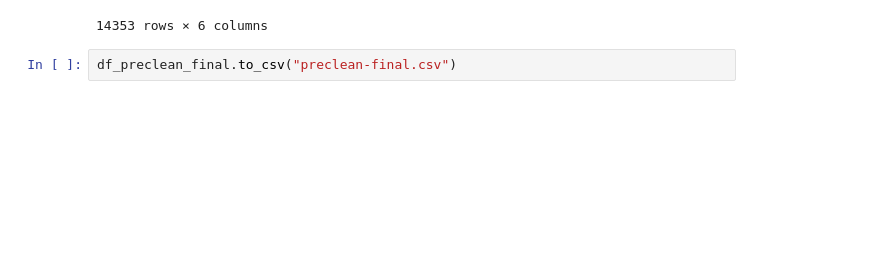
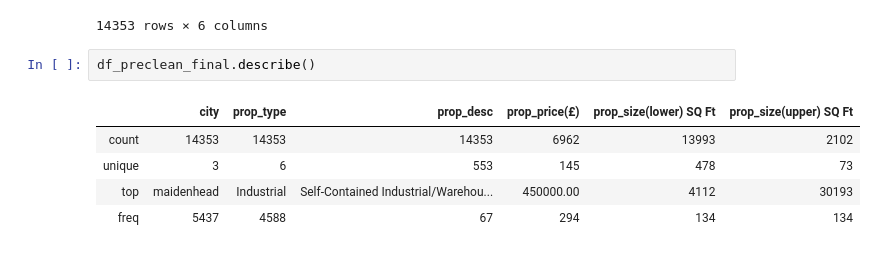
Before and after one commit to iasad1/search-scraper, a Jupyter notebook: cleaning.ipynb, the cells around one changed output. Drawn from its saved outputs; the diff is of its cells as text; blank space fills up the shorter version.

```diff
--- a/cleaning.ipynb
+++ b/cleaning.ipynb
@@ -193,5 +195,11 @@ df_preclean_final
 | 14351 | maidenhead | Other | Development Site, Passfield Busin... | NaN | 261471 | None |
 | 14352 | maidenhead | Other | Development Opportunity, 25 Kings... | 425000.00 | 1800 | None |
 14353 rows × 6 columns
-# %%
-df_preclean_final.to_csv("preclean-final.csv")
+# %%
+df_preclean_final.describe()
+# %% [output]
+|  | city | prop_type | prop_desc | prop_price(£) | prop_size(lower) SQ Ft | prop_size(upper) SQ Ft |
+| count | 14353 | 14353 | 14353 | 6962 | 13993 | 2102 |
+| unique | 3 | 6 | 553 | 145 | 478 | 73 |
+| top | maidenhead | Industrial | Self-Contained Industrial/Warehou... | 450000.00 | 4112 | 30193 |
+| freq | 5437 | 4588 | 67 | 294 | 134 | 134 |
```
Also changed, not shown: parts of 14 cells of this notebook, 1 other file.
